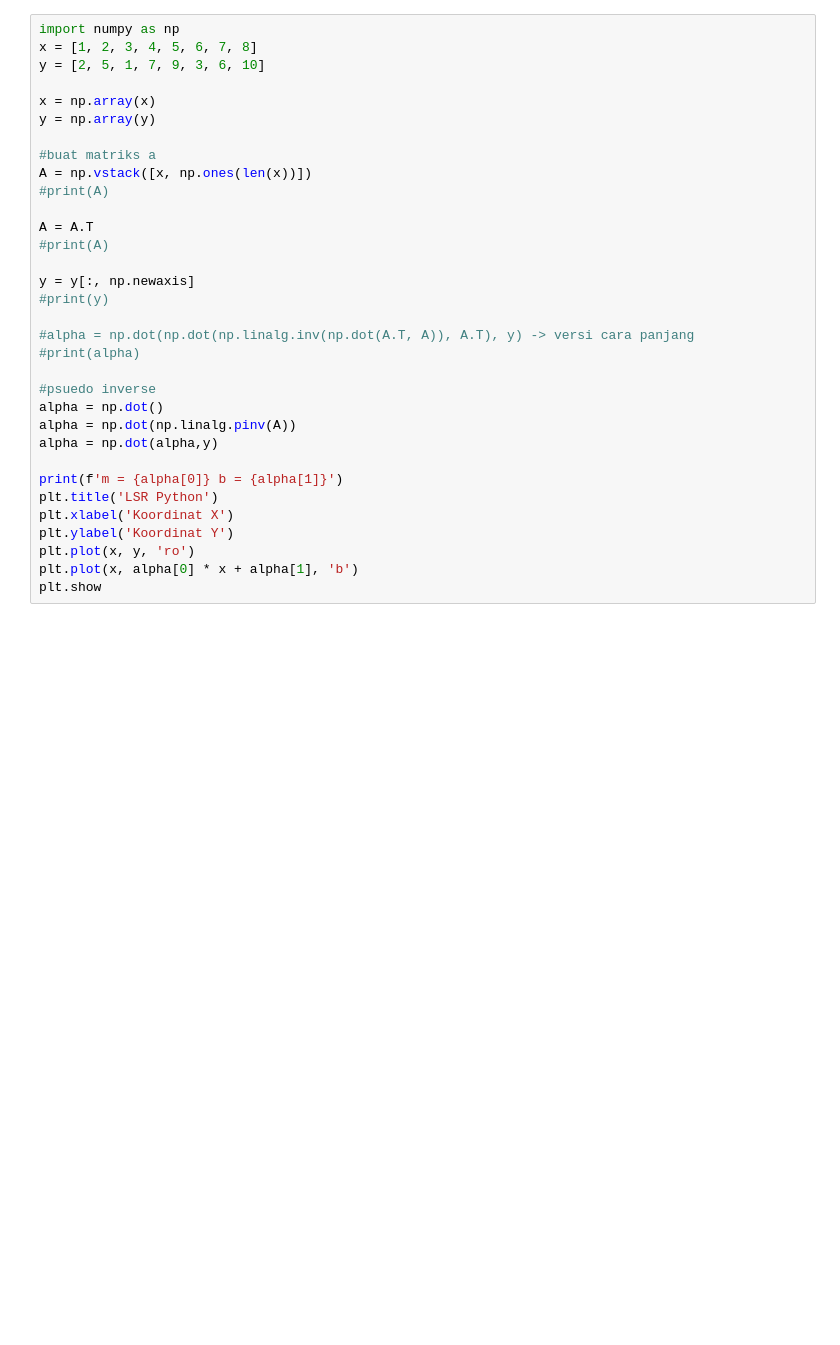
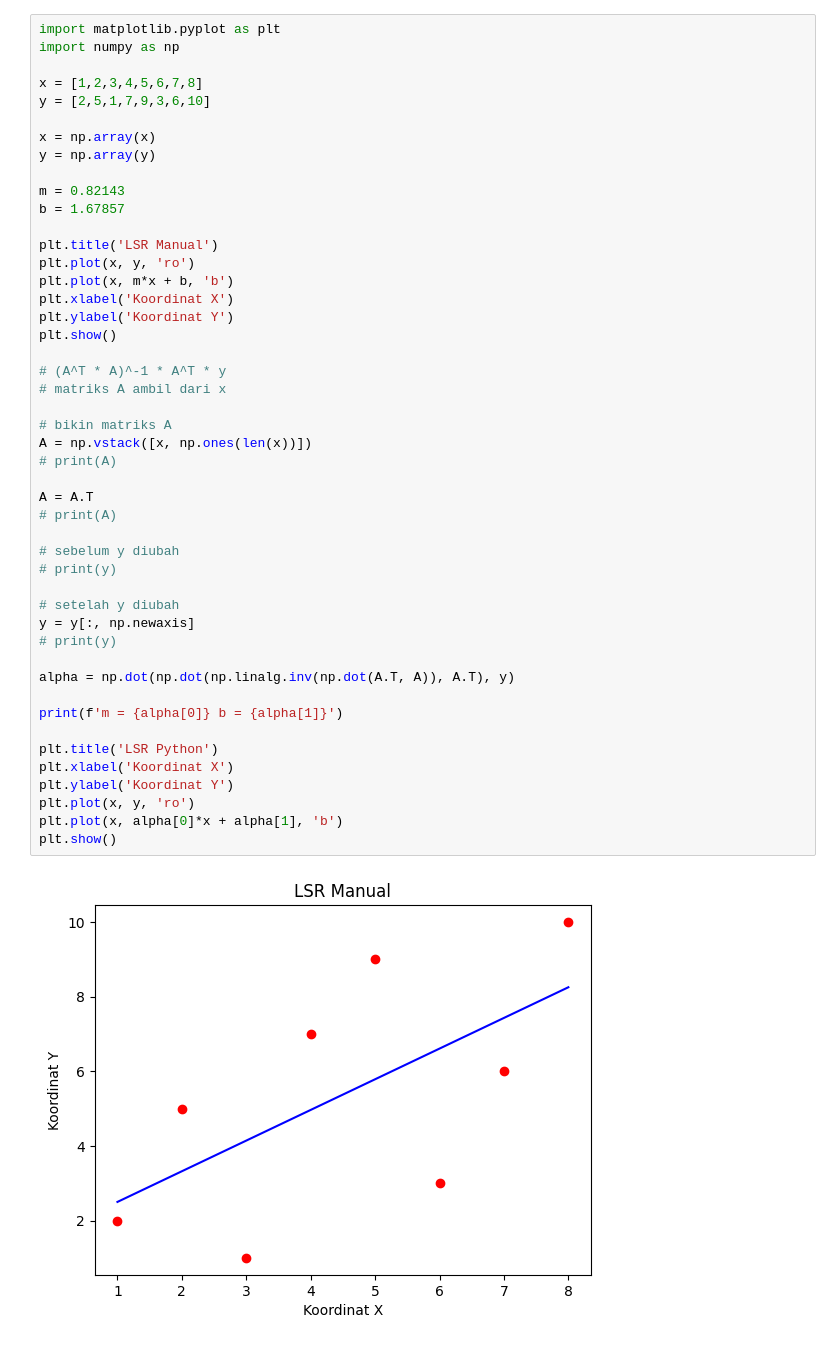
Before and after one commit to SallyChan23/Scientific-Computing--LAB-, a Jupyter notebook: Session3.ipynb, the cells around one changed output. Cells and saved outputs as stored; diff of their text form; blank space fills up the shorter version.

```diff
--- a/Session3.ipynb
+++ b/Session3.ipynb
@@ -4,34 +1,49 @@ import numpy as np
 # %%
+import matplotlib.pyplot as plt
 import numpy as np
-x = [1, 2, 3, 4, 5, 6, 7, 8]
-y = [2, 5, 1, 7, 9, 3, 6, 10]
+
+x = [1,2,3,4,5,6,7,8]
+y = [2,5,1,7,9,3,6,10]
 
 x = np.array(x)
 y = np.array(y)
 
-#buat matriks a
+m = 0.82143
+b = 1.67857
+
+plt.title('LSR Manual')
+plt.plot(x, y, 'ro')
+plt.plot(x, m*x + b, 'b')
+plt.xlabel('Koordinat X')
+plt.ylabel('Koordinat Y')
+plt.show()
+
+# (A^T * A)^-1 * A^T * y
+# matriks A ambil dari x
+
+# bikin matriks A
 A = np.vstack([x, np.ones(len(x))])
-#print(A)
+# print(A)
 
 A = A.T
-#print(A)
+# print(A)
 
+# sebelum y diubah
+# print(y)
+
+# setelah y diubah
 y = y[:, np.newaxis]
-#print(y)
+# print(y)
 
-#alpha = np.dot(np.dot(np.linalg.inv(np.dot(A.T, A)), A.T), y) -> versi cara panjang
-#print(alpha)
-
-#psuedo inverse
-alpha = np.dot()
-alpha = np.dot(np.linalg.pinv(A))
-alpha = np.dot(alpha,y)
+alpha = np.dot(np.dot(np.linalg.inv(np.dot(A.T, A)), A.T), y)
 
 print(f'm = {alpha[0]} b = {alpha[1]}')
+
 plt.title('LSR Python')
 plt.xlabel('Koordinat X')
 plt.ylabel('Koordinat Y')
 plt.plot(x, y, 'ro')
-plt.plot(x, alpha[0] * x + alpha[1], 'b')
-plt.show
+plt.plot(x, alpha[0]*x + alpha[1], 'b')
+plt.show()
 # %% [output]
+[figure, added]
```
Also changed, not shown: parts of 2 cells of this notebook.
